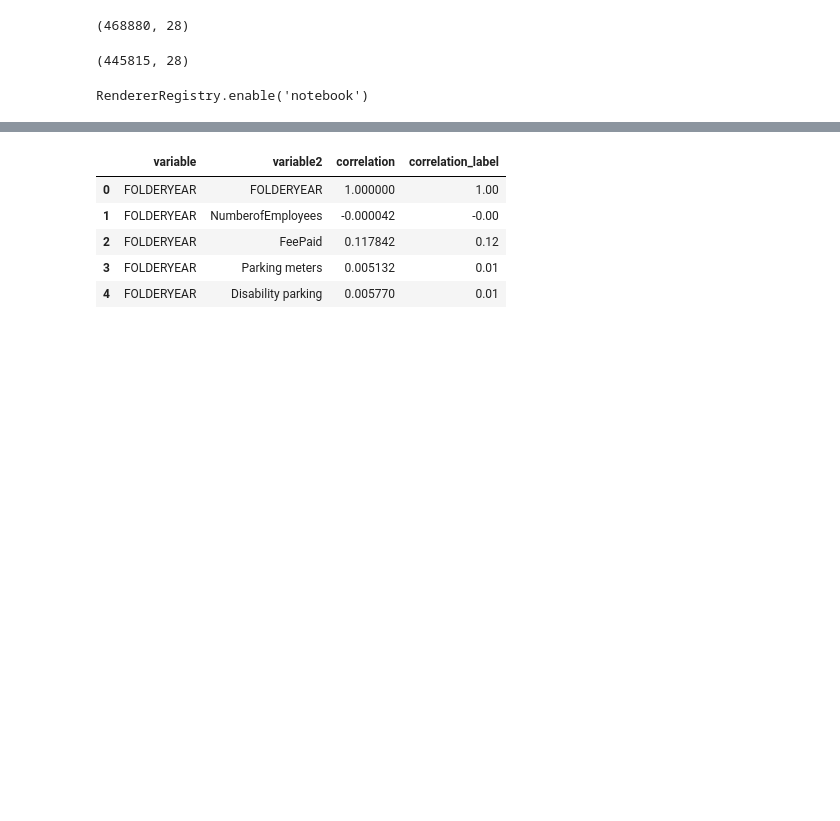
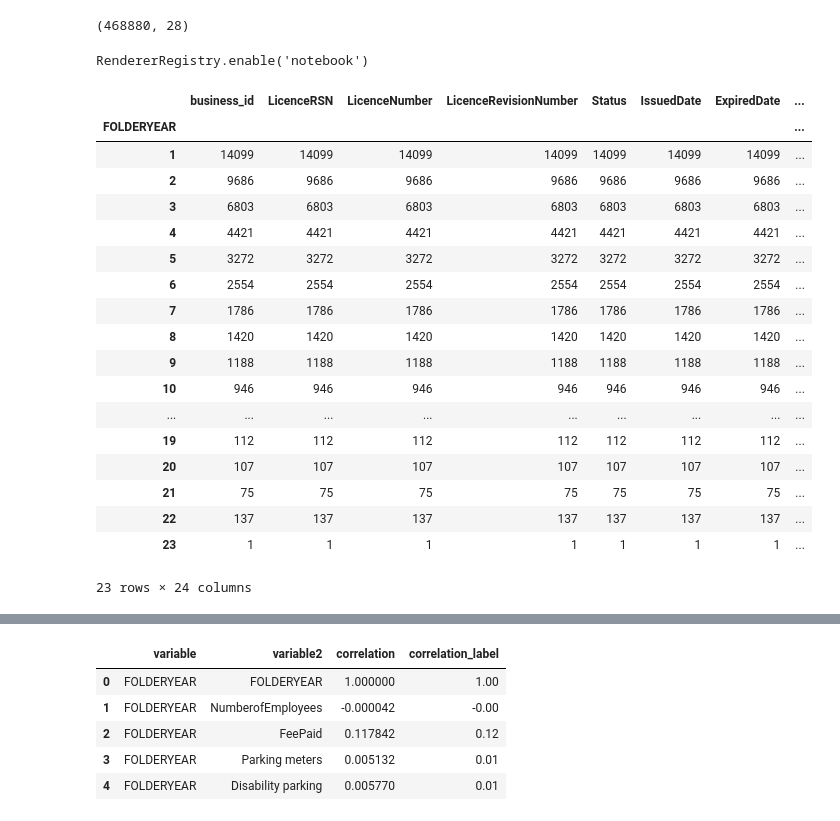
Before and after one commit to aakanksha023/EVAN, a Jupyter notebook: src/03_modelling/modelling.ipynb, the cells around one changed output, grey strips where cells are left out. Cells and saved outputs as stored; diff of their text form; code cells hidden in the pictures; blank space fills up the shorter version.

```diff
--- a/src/03_modelling/modelling.ipynb
+++ b/src/03_modelling/modelling.ipynb
@@ -102,6 +93,2 @@ licence = licence[licence.groupby(['BusinessName'])['FOLDERYEAR'].apply(
-# %%
-licence.shape
-# %% [output]
-(445815, 28)
 # %%
 #get the number of years each business exists
@@ -118,3 +107,25 @@ RendererRegistry.enable('notebook')
+# %%
+plot_df
+# %% [output]
+|  | business_id | LicenceRSN | LicenceNumber | LicenceRevisionNumber | Status | IssuedDate | ExpiredDate | ... |
+| FOLDERYEAR |  |  |  |  |  |  |  | ... |
+| 1 | 14099 | 14099 | 14099 | 14099 | 14099 | 14099 | 14099 | ... |
+| 2 | 9686 | 9686 | 9686 | 9686 | 9686 | 9686 | 9686 | ... |
+| 3 | 6803 | 6803 | 6803 | 6803 | 6803 | 6803 | 6803 | ... |
+| 4 | 4421 | 4421 | 4421 | 4421 | 4421 | 4421 | 4421 | ... |
+| 5 | 3272 | 3272 | 3272 | 3272 | 3272 | 3272 | 3272 | ... |
+| 6 | 2554 | 2554 | 2554 | 2554 | 2554 | 2554 | 2554 | ... |
+| 7 | 1786 | 1786 | 1786 | 1786 | 1786 | 1786 | 1786 | ... |
+| 8 | 1420 | 1420 | 1420 | 1420 | 1420 | 1420 | 1420 | ... |
+| 9 | 1188 | 1188 | 1188 | 1188 | 1188 | 1188 | 1188 | ... |
+| 10 | 946 | 946 | 946 | 946 | 946 | 946 | 946 | ... |
+| ... | ... | ... | ... | ... | ... | ... | ... | ... |
+| 19 | 112 | 112 | 112 | 112 | 112 | 112 | 112 | ... |
+| 20 | 107 | 107 | 107 | 107 | 107 | 107 | 107 | ... |
+| 21 | 75 | 75 | 75 | 75 | 75 | 75 | 75 | ... |
+| 22 | 137 | 137 | 137 | 137 | 137 | 137 | 137 | ... |
+| 23 | 1 | 1 | 1 | 1 | 1 | 1 | 1 | ... |
+23 rows × 24 columns
 # %%
 alt.Chart(plot_df.reset_index()).mark_line().encode(
     x=alt.X('FOLDERYEAR:Q',title = 'Survived years'),
```
Also changed, not shown: parts of 22 cells of this notebook.
